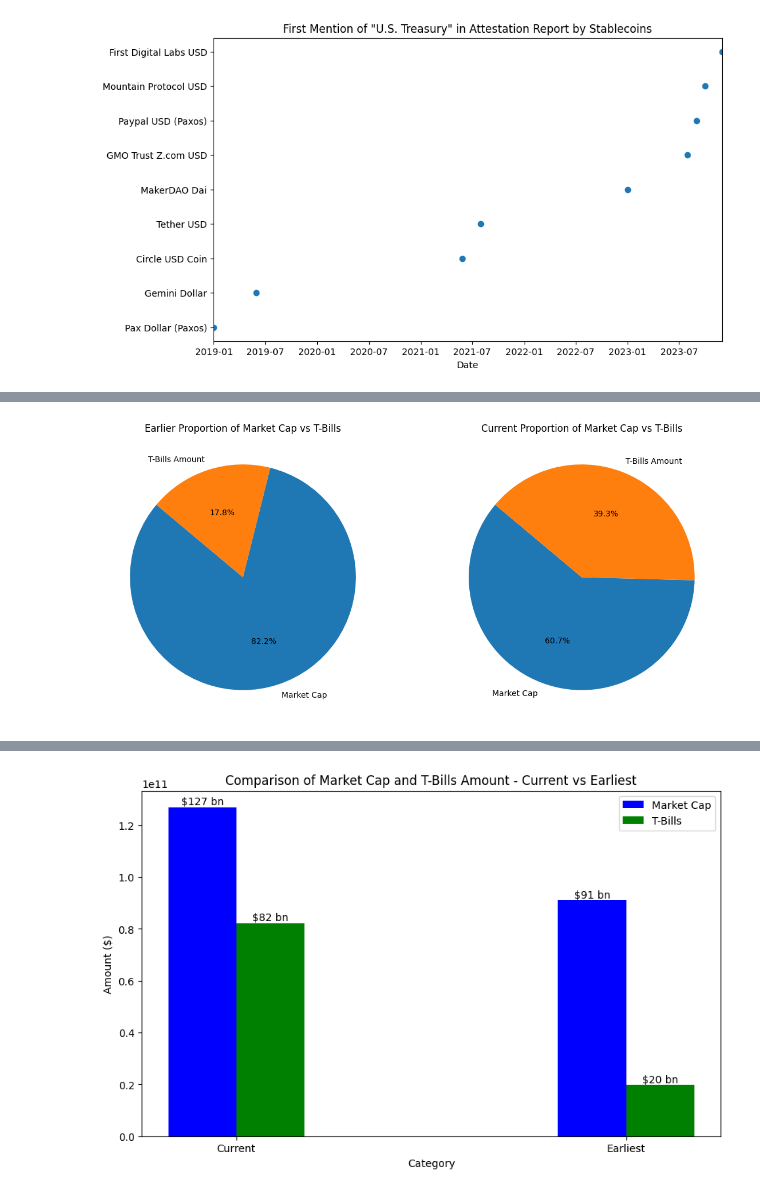
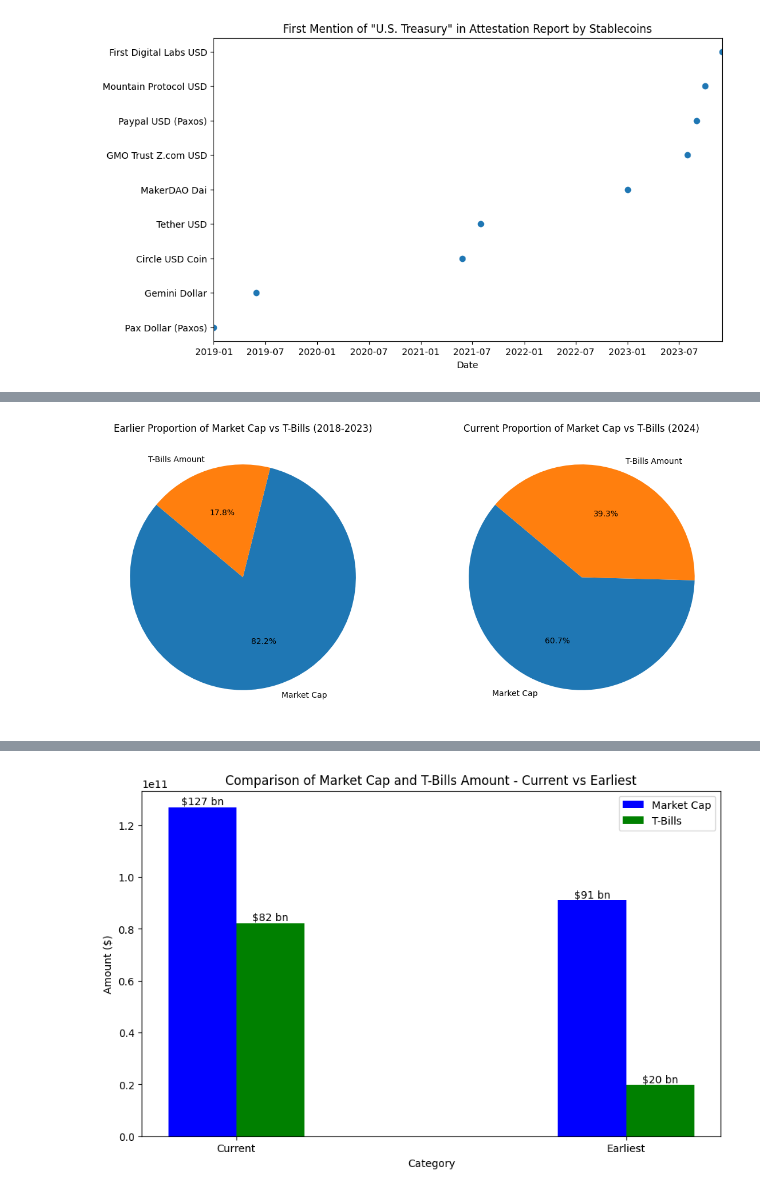
Before and after one commit to PaulApivat/python, a Jupyter notebook: defi/stablecoins/stablecoin.ipynb, the cells around one changed output, grey strips where cells are left out. Saved outputs shown, nothing was run; the diff lists cells and outputs as text; code cells hidden in the pictures.

```diff
--- a/defi/stablecoins/stablecoin.ipynb
+++ b/defi/stablecoins/stablecoin.ipynb
@@ -162,33 +170,33 @@ import pandas as pd
 def convert_to_float(df, columns):
     for col in columns:
         df[col] = df[col].str.replace(',', '').astype(float)
     return df
 
 columns_to_convert = ['market_cap_current', 'market_cap_earliest', 'tbills_amount_current', 'tbills_amount_earliest']
 tbills_growth = convert_to_float(tbills_growth, columns_to_convert)
 
 # Calculating total sums for current and earliest market caps and tbills amounts
 total_market_cap_current = tbills_growth['market_cap_current'].sum()
 total_market_cap_earliest = tbills_growth['market_cap_earliest'].sum()
 total_tbills_current = tbills_growth['tbills_amount_current'].sum()
 total_tbills_earliest = tbills_growth['tbills_amount_earliest'].sum()
 
 # Data for the pie charts
 data_earliest = [total_market_cap_earliest, total_tbills_earliest]
 data_current = [total_market_cap_current, total_tbills_current]
 labels = ['Market Cap', 'T-Bills Amount']
 
 # Creating the pie charts
 fig, axes = plt.subplots(1, 2, figsize=(14, 7))
 
 # Earliest data pie chart
 axes[0].pie(data_earliest, labels=labels, autopct='%1.1f%%', startangle=140)
-axes[0].set_title('Earlier Proportion of Market Cap vs T-Bills')
+axes[0].set_title('Earlier Proportion of Market Cap vs T-Bills (2018-2023)')
 
 # Current data pie chart
 axes[1].pie(data_current, labels=labels, autopct='%1.1f%%', startangle=140)
-axes[1].set_title('Current Proportion of Market Cap vs T-Bills')
+axes[1].set_title('Current Proportion of Market Cap vs T-Bills (2024)')
 
 plt.show()
 # %% [output]
-[figure, old version]
+[figure, new version]
```
Also changed, not shown: parts of 14 cells of this notebook.
